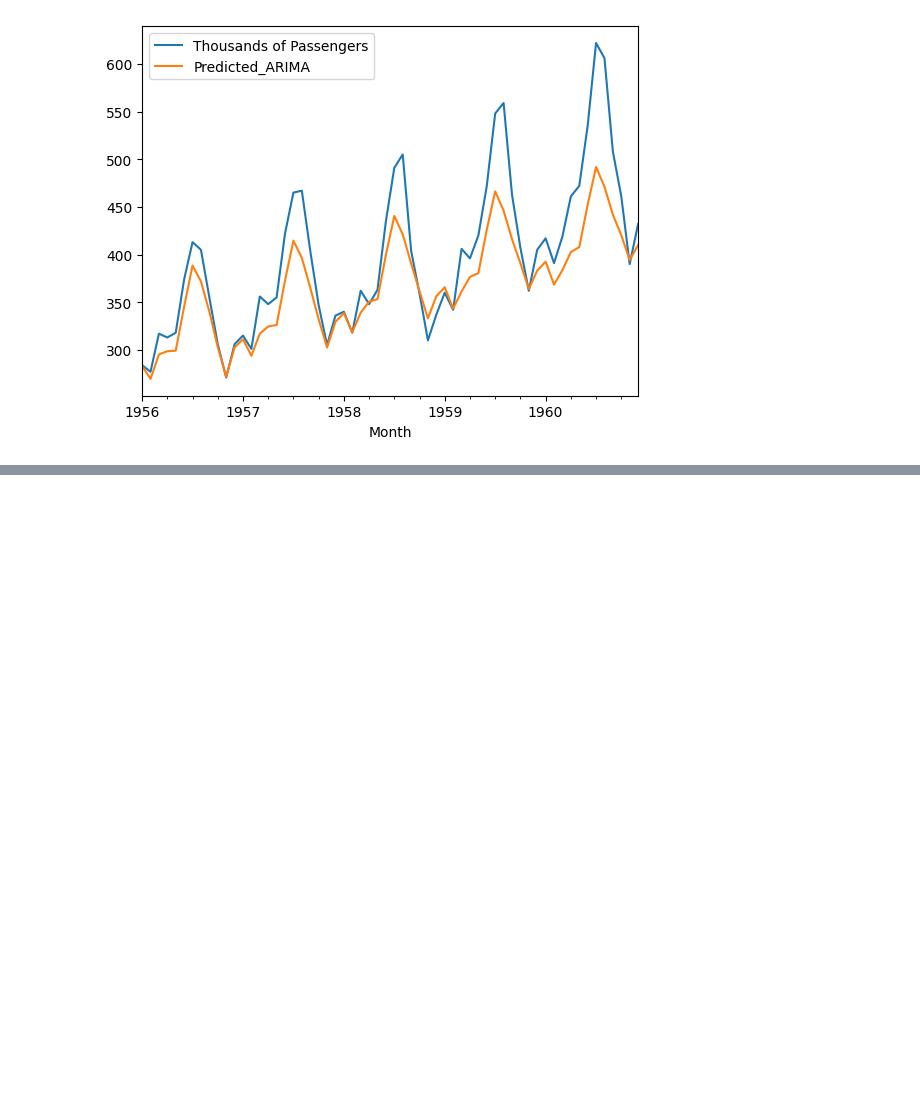
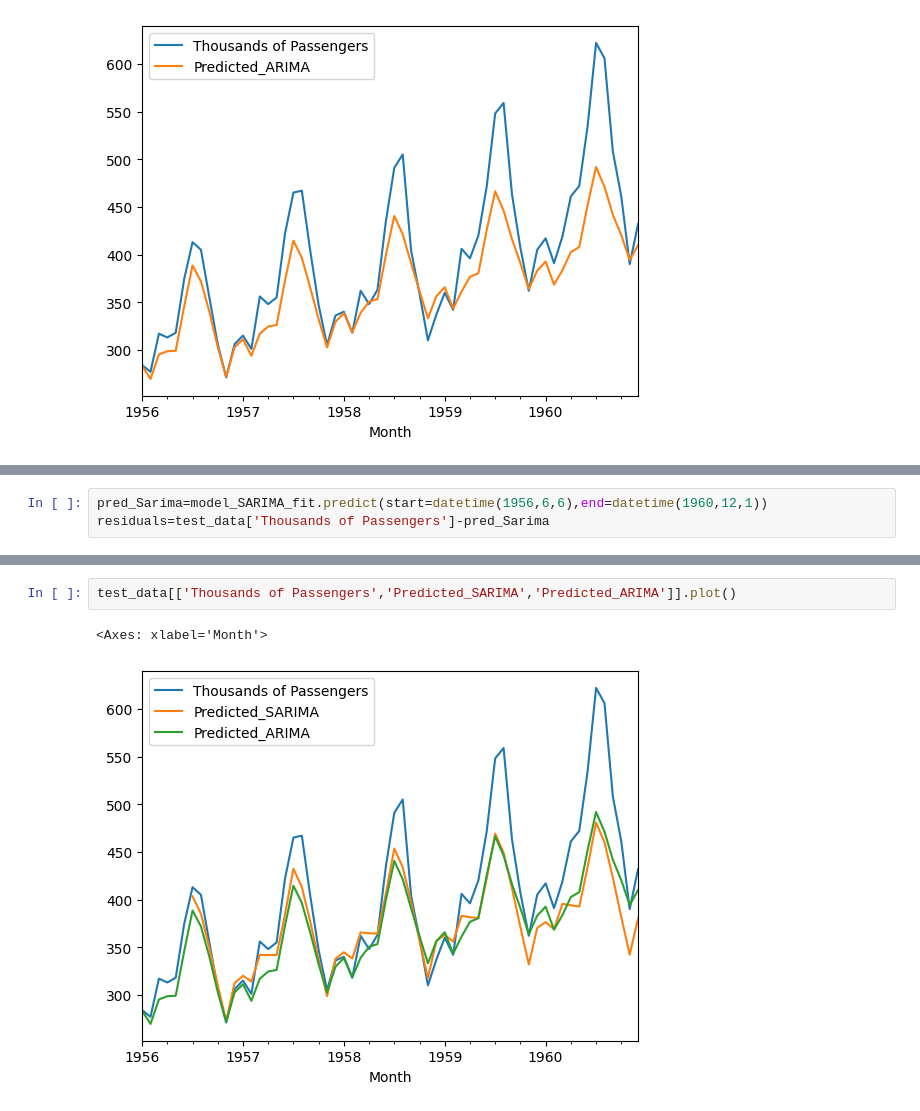
Before and after one commit to shreyas2004/airline, a Jupyter notebook: Airline.ipynb, the cells around one changed output, grey strips where cells are left out. Saved outputs shown, nothing was run; the diff lists cells and outputs as text; blank space fills up the shorter version.

```diff
--- a/Airline.ipynb
+++ b/Airline.ipynb
@@ -319,0 +367,3 @@ test_data[['Thousands of Passengers','Predicted_ARIMA']].plot()
+# %%
+pred_Sarima=model_SARIMA_fit.predict(start=datetime(1956,6,6),end=datetime(1960,12,1))
+residuals=test_data['Thousands of Passengers']-pred_Sarima
@@ -319,0 +388,5 @@ test_data[['Thousands of Passengers','Predicted_ARIMA']].plot()
+# %%
+test_data[['Thousands of Passengers','Predicted_SARIMA','Predicted_ARIMA']].plot()
+# %% [output]
+<Axes: xlabel='Month'>
+[figure, added]
```
Also changed, not shown: parts of 9 cells of this notebook.
